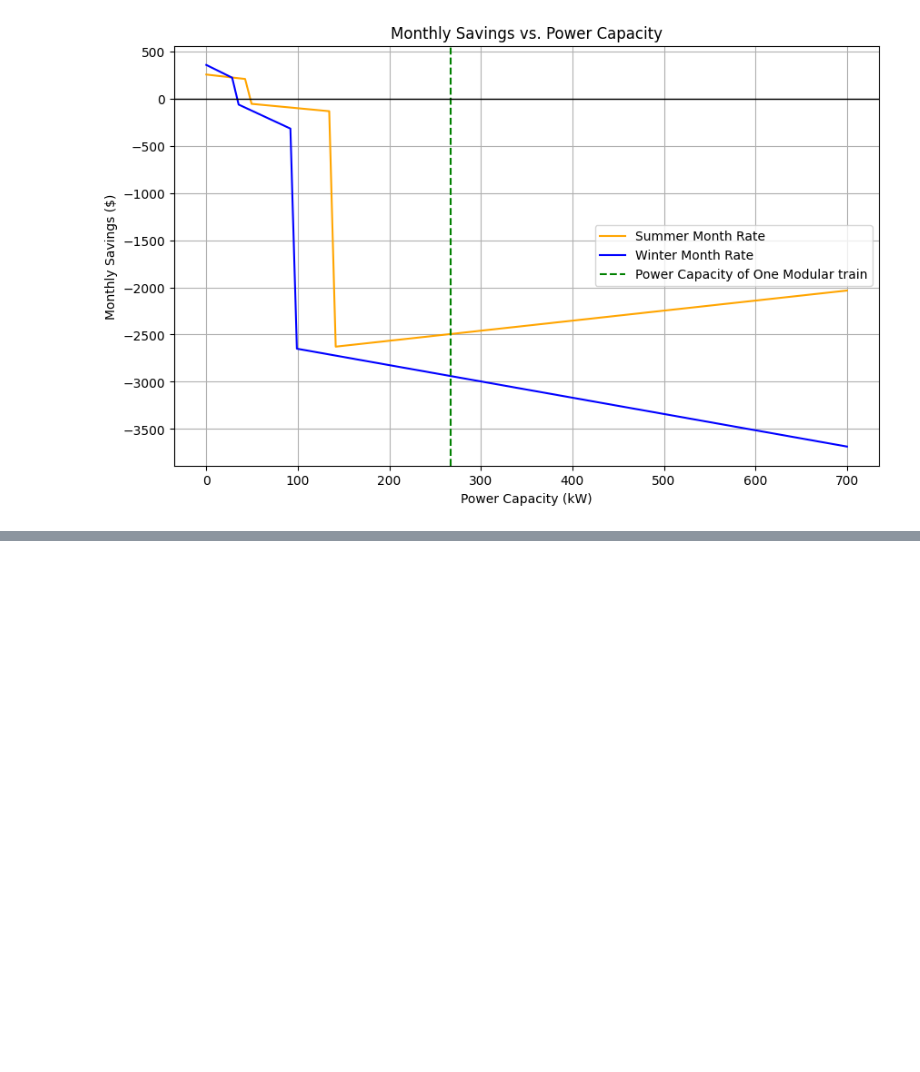
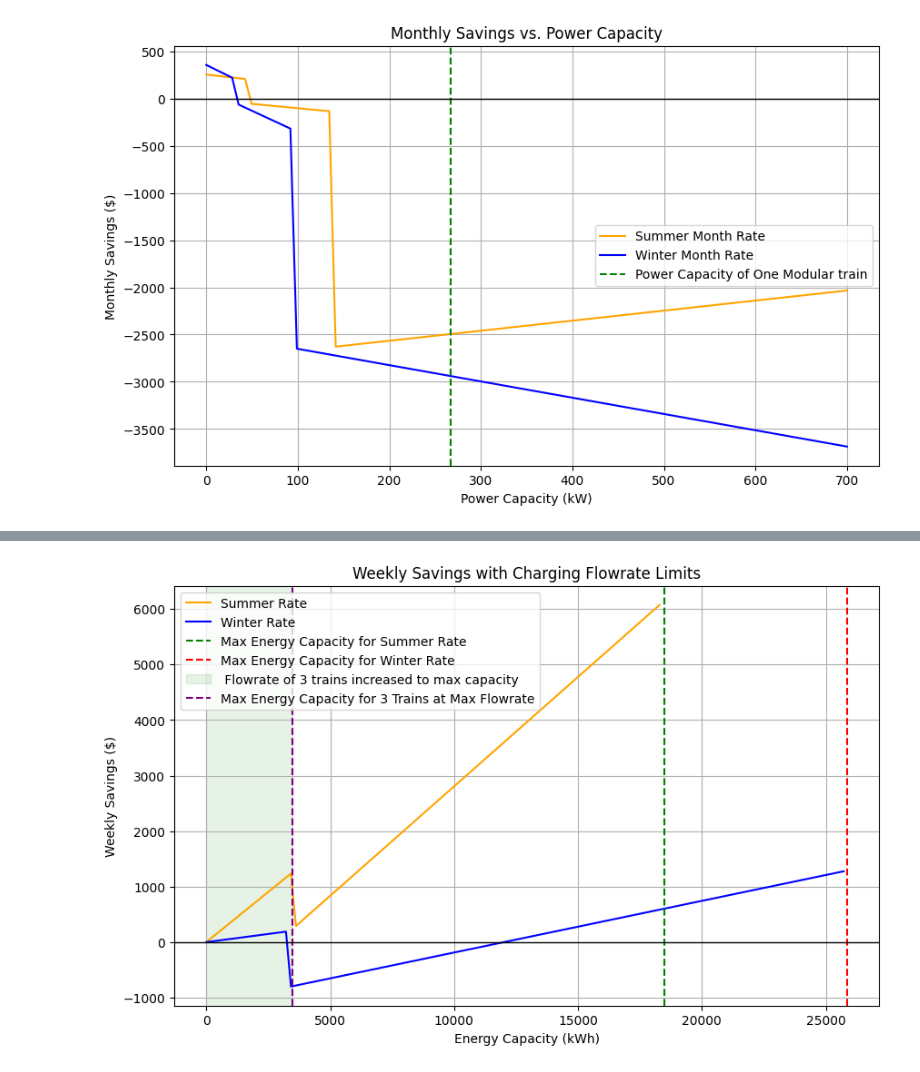
Before and after one commit to jakechurchi/watertap, a Jupyter notebook: tutorials/flex_ro/report/simple_savings.ipynb, the cells around one changed output, grey strips where cells are left out. Saved outputs shown, nothing was run; the diff lists cells and outputs as text; code cells hidden in the pictures; blank space fills up the shorter version.

```diff
--- a/tutorials/flex_ro/report/simple_savings.ipynb
+++ b/tutorials/flex_ro/report/simple_savings.ipynb
@@ -135,0 +193,63 @@ plt.savefig('monthly_savings_plot.png', dpi=300)
+# %%
+# Next Add consideration of the minimum flowrate of the trains that creates a limit on the charging period (off-peak hours)
+summer_weekly_rate = {'num_peak_hrs': 25, 'num_off_peak_hrs': 7*24 - 25, 'peak_demand_cost': 36.78, 'off_peak_demand_cost': 19.94, 'peak_consumption_cost': 0.1525, 'off_peak_consumption_cost': 0.1016}
+winter_weekly_rate = {'num_peak_hrs': 35, 'num_off_peak_hrs': 7*24 - 35, 'peak_demand_cost': 10.54, 'off_peak_demand_cost': 19.62, 'peak_consumption_cost': 0.1157, 'off_peak_consumption_cost': 0.0929}
+
+charging_lim_wrd_plant_chars = {'SEC':0.44, 'Q_perm_min': 600 * 0.925, 'Q_perm_nom': 605 * 0.925, 'Q_perm_max': 625 * 0.925}
+
+# Define the savings function
+def weekly_savings_charging_limits(energy_capacity, plant_chars, electricity_rate):
+    energy_capacity = np.asarray(energy_capacity, dtype=float)
+    # total_hrs = 7 * 24 # Assume one week. Should match hr division in the electricity_rate dict
+
+    # Adjust the demand charge as weekly instead of monthly. Assuming 30 days in a month
+    electricity_rate['peak_demand_cost'] = electricity_rate['peak_demand_cost'] * (7/30)
+    electricity_rate['off_peak_demand_cost'] = electricity_rate['off_peak_demand_cost'] * (7/30)
+
+    water_vol_shift = energy_capacity / plant_chars['SEC']  # Volume of water that can be shifted to off-peak hours
+    power_capacity_disc = energy_capacity / electricity_rate['num_peak_hrs']
+
+    # Determine how much time the charging is spaced out over off-peak hours
+    condition = water_vol_shift / (3 * (plant_chars['Q_perm_max'] - plant_chars['Q_perm_nom'])) < electricity_rate['num_off_peak_hrs']
+    time_shift = np.where(
+        condition,
+        electricity_rate['num_off_peak_hrs'], # Even Split
+        energy_capacity / (plant_chars['SEC'] * plant_chars['Q_perm_min']) # 4th train Turns on
+    )
+
+    power_capacity_charging = energy_capacity / time_shift
+
+    # Check that maximum power capacity is not exceeded
+    condition = water_vol_shift < 3 * plant_chars['Q_perm_nom'] * electricity_rate["num_peak_hrs"] # Assuming the constraint is on the maximum power
+    savings = np.where(
+        condition,
+        power_capacity_disc * electricity_rate['peak_demand_cost'] - power_capacity_charging * electricity_rate['off_peak_demand_cost'] + energy_capacity * (electricity_rate['peak_consumption_cost'] - electricity_rate['off_peak_consumption_cost']),
+        None
+    )
+    return savings
+
+
+x = np.linspace(0, 40000, 200)
+y1 = weekly_savings_charging_limits(x, charging_lim_wrd_plant_chars, summer_weekly_rate)
+y2 = weekly_savings_charging_limits(x, charging_lim_wrd_plant_chars, winter_weekly_rate)
+
+plt.figure(figsize=(10, 6))
+plt.plot(x, y1, label='Summer Rate', color='orange')
+plt.plot(x, y2, label='Winter Rate', color='blue')
+summer_max_energy_capacity = 3 * charging_lim_wrd_plant_chars['Q_perm_nom'] * summer_weekly_rate["num_peak_hrs"] * charging_lim_wrd_plant_chars['SEC']
+winter_max_energy_capacity = 3 * charging_lim_wrd_plant_chars['Q_perm_nom'] * winter_weekly_rate["num_peak_hrs"] * charging_lim_wrd_plant_chars['SEC']
+plt.axvline(summer_max_energy_capacity, color='green', linestyle='--', label='Max Energy Capacity for Summer Rate')
+plt.axvline(winter_max_energy_capacity, color='red', linestyle='--', label='Max Energy Capacity for Winter Rate')
+max_shift_with_flex_flow = 3 * (charging_lim_wrd_plant_chars['Q_perm_max'] - charging_lim_wrd_plant_chars['Q_perm_nom']) * summer_weekly_rate["num_off_peak_hrs"] * charging_lim_wrd_plant_chars['SEC']
+plt.axvspan(0, max_shift_with_flex_flow, color='green', alpha=0.1, label=' Flowrate of 3 trains increased to max capacity')
+plt.axvline(max_shift_with_flex_flow, color='purple', linestyle='--', label='Max Energy Capacity for 3 Trains at Max Flowrate')
+
+plt.title('Weekly Savings with Charging Flowrate Limits')
+plt.xlabel('Energy Capacity (kWh)')
+plt.ylabel('Weekly Savings ($)')
+plt.legend()
+plt.axhline(0, color='black', linestyle='-', linewidth=1)
+plt.grid(True)
+plt.savefig('weekly_savings_plot.png', dpi=300)
+# %% [output]
+[figure, added]
```
Also changed, not shown: parts of 4 cells of this notebook, 16 other files.
